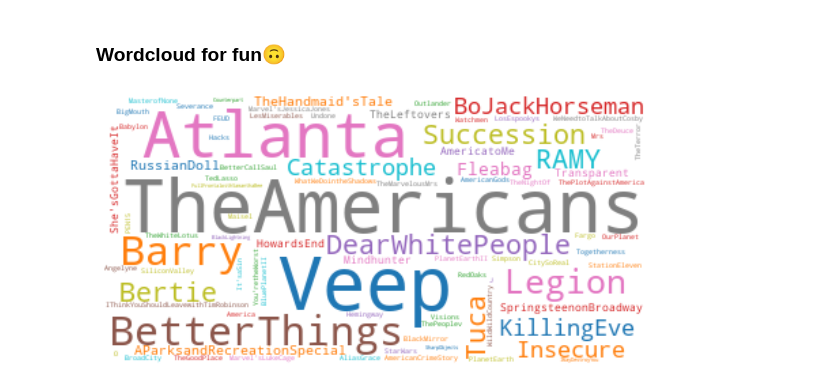
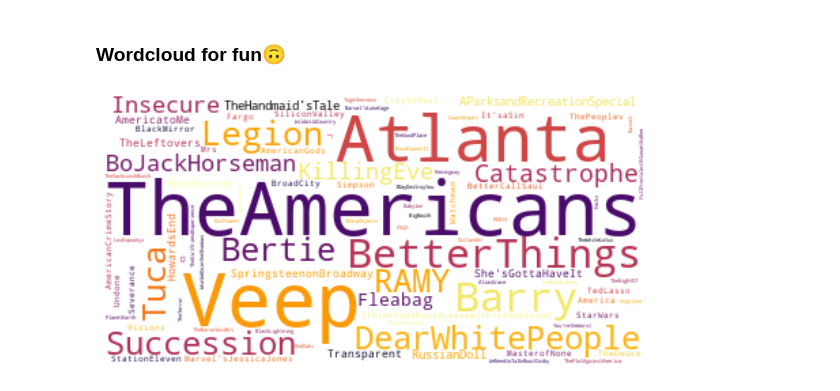
Before and after one commit to emileDesmaili/reco_system, a Jupyter notebook: metacritic EDA.ipynb, the cells around one changed output. Drawn from its saved outputs; the diff is of its cells as text; code cells hidden in the pictures.

Commit message:
wordcloud colormap

```diff
--- a/metacritic EDA.ipynb
+++ b/metacritic EDA.ipynb
@@ -174,13 +174,13 @@ fig2.show()
 # %%
 df_merged_top = df_merged.sort_values(by='user match',ascending=False).reset_index().head(100) #top 100 seasons
 text = " ".join(i for i in df_merged_top['tv_show'].str.replace(' ',''))
 stopwords = list(set(STOPWORDS))
-wordcloud = WordCloud(stopwords=stopwords, background_color="white", colormap='tab10').generate(text)
+wordcloud = WordCloud(stopwords=stopwords, background_color="white", colormap='inferno').generate(text)
 plt.figure( figsize=(10,5))
 plt.imshow(wordcloud, interpolation='bilinear')
 plt.axis("off")
 plt.show()
 px.bar(df_merged_top.groupby('tv_show').count()['user match'].nlargest(30))
 # %% [output]
-[figure, old version]
+[figure, new version]
 [interactive output not drawn]
```
